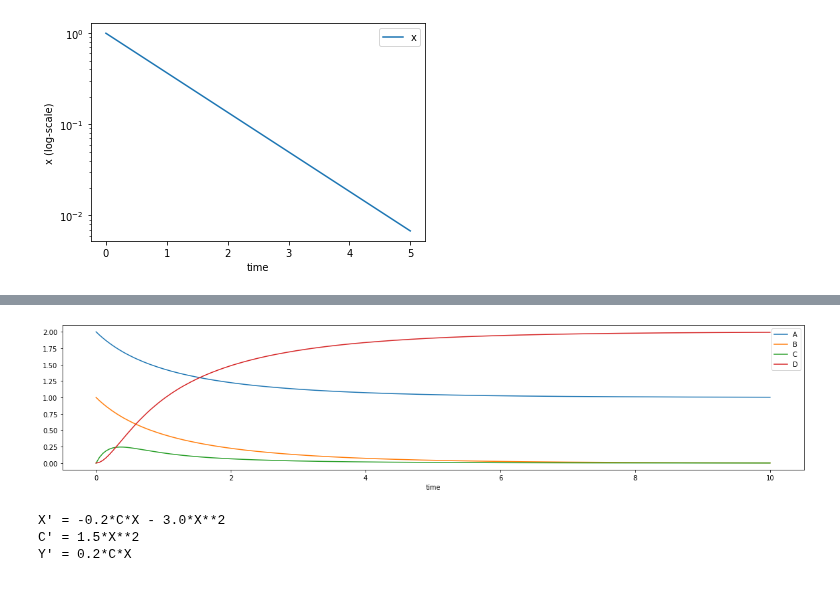
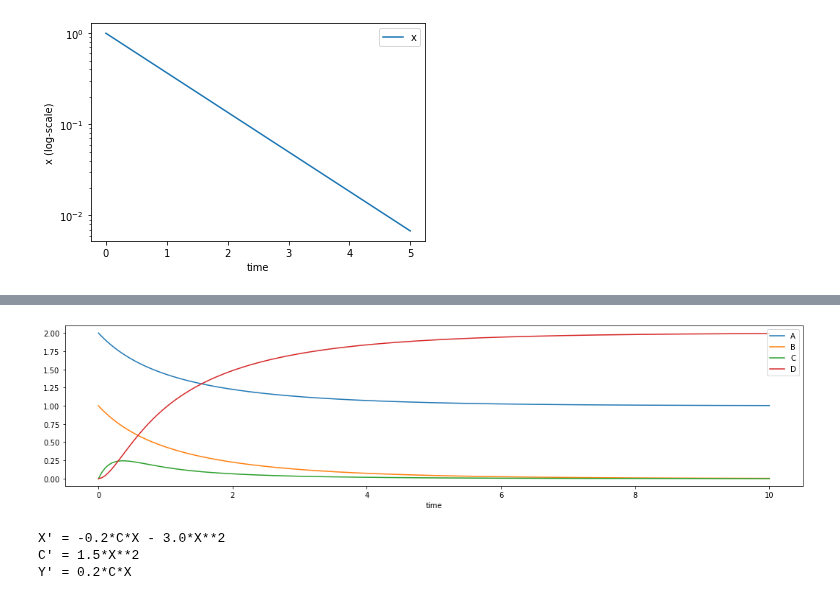
Before and after one commit to UC-Davis-molecular-computing/gpac, a Jupyter notebook: notebook.ipynb, the cells around one changed output, grey strips where cells are left out. Cells and saved outputs as stored; diff of their text form; code cells hidden in the pictures.

```diff
--- a/notebook.ipynb
+++ b/notebook.ipynb
@@ -122,23 +122,23 @@ Y' = X**2 - Y
 # %%
 # examples of additional CRN notation
 # You can specify reversible reactions, and rate constants in each direction.
 
 # This encodes the CRN
 # A+B --0.5--> 2C
 #  2C ---4---> A+B
 #   C ---5---> D
 # The first two reactions are specified as a reversible reaction using | instead of >>
 # k means the forward rate constant, r means the reverse rate constant (each is 1.0 if not specified)
 a,b,c,d = gpac.species('A B C D')
 rxns = [
     (a+b | 2*c).k(0.5).r(4),
     (c >> d).k(5),
 ]
 initial_values = {a:2, b:1}
 t_eval = np.linspace(0, 10, 200)
-gpac.plot_crn(rxns, initial_values, t_eval=t_eval, figure_size=(20,4))
+gpac.plot_crn(rxns, initial_values, t_eval=t_eval, figure_size=(18,4))
 # %% [output]
-[figure, old version]
+[figure, new version]
 # %%
 # convert CRN to ODEs
 x, y, c = gpac.species('X Y C')
```
Also changed, not shown: parts of 3 cells of this notebook.
